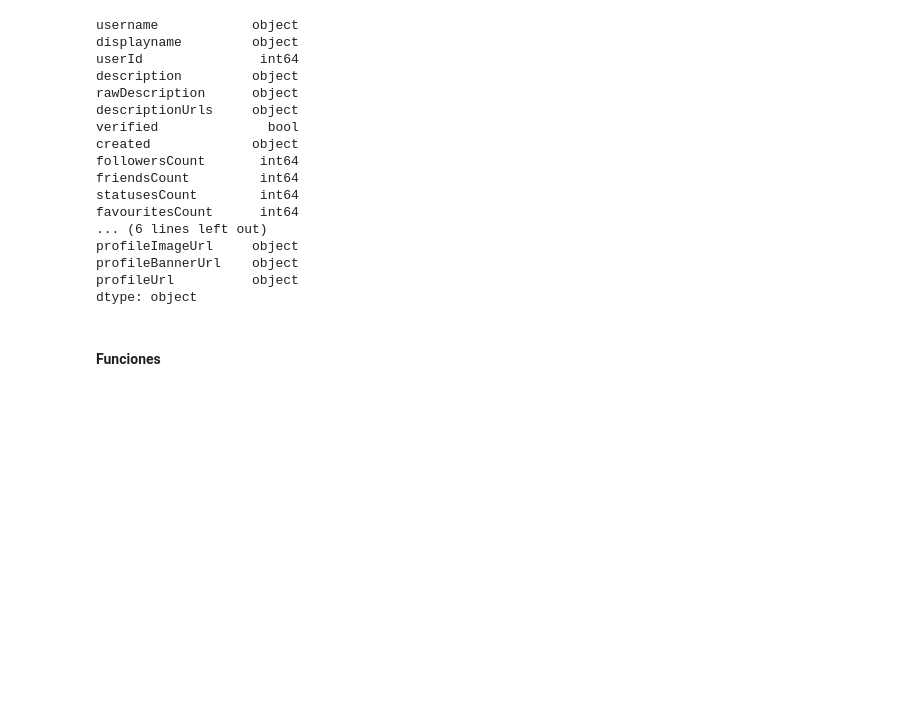
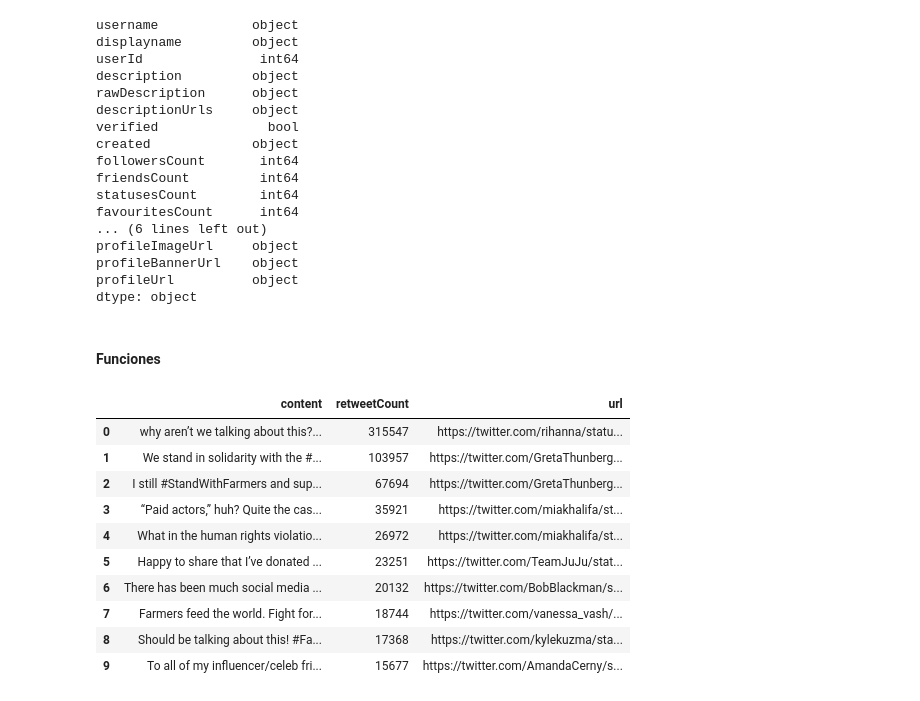
Before and after one commit to DanielaCorral/IIC2154-Diagnostico-Corral, a Jupyter notebook: diagnostico_IIC2154.ipynb, the cells around one changed output. Drawn from its saved outputs; the diff is of its cells as text; code cells hidden in the pictures; blank space fills up the shorter version.

```diff
--- a/diagnostico_IIC2154.ipynb
+++ b/diagnostico_IIC2154.ipynb
@@ -148,3 +144,25 @@ def top10_retweeted():
+# %%
+#Los top 10 tweets más retweeted.
+def top10_retweeted():
+    df_copy = tweets.copy()
+    df_copy = df_copy.sort_values(by='retweetCount', ascending=False)
+    df_copy = df_copy.filter(items=['content', 'retweetCount', 'url'])[:10]
+    df_copy = df_copy.reset_index(drop=True)
+    return df_copy
+# %%
+top10_retweeted()
+# %% [output]
+|  | content | retweetCount | url |
+| 0 | why aren’t we talking about this?... | 315547 | https://twitter.com/rihanna/statu... |
+| 1 | We stand in solidarity with the #... | 103957 | https://twitter.com/GretaThunberg... |
+| 2 | I still #StandWithFarmers and sup... | 67694 | https://twitter.com/GretaThunberg... |
+| 3 | “Paid actors,” huh? Quite the cas... | 35921 | https://twitter.com/miakhalifa/st... |
+| 4 | What in the human rights violatio... | 26972 | https://twitter.com/miakhalifa/st... |
+| 5 | Happy to share that I’ve donated ... | 23251 | https://twitter.com/TeamJuJu/stat... |
+| 6 | There has been much social media ... | 20132 | https://twitter.com/BobBlackman/s... |
+| 7 | Farmers feed the world. Fight for... | 18744 | https://twitter.com/vanessa_vash/... |
+| 8 | Should be talking about this! #Fa... | 17368 | https://twitter.com/kylekuzma/sta... |
+| 9 | To all of my influencer/celeb fri... | 15677 | https://twitter.com/AmandaCerny/s... |
 # %%
 #Los top 10 usuarios en función a la cantidad de tweets que emitieron.
 def top10_users():
```
Also changed, not shown: parts of 1 cell of this notebook.
